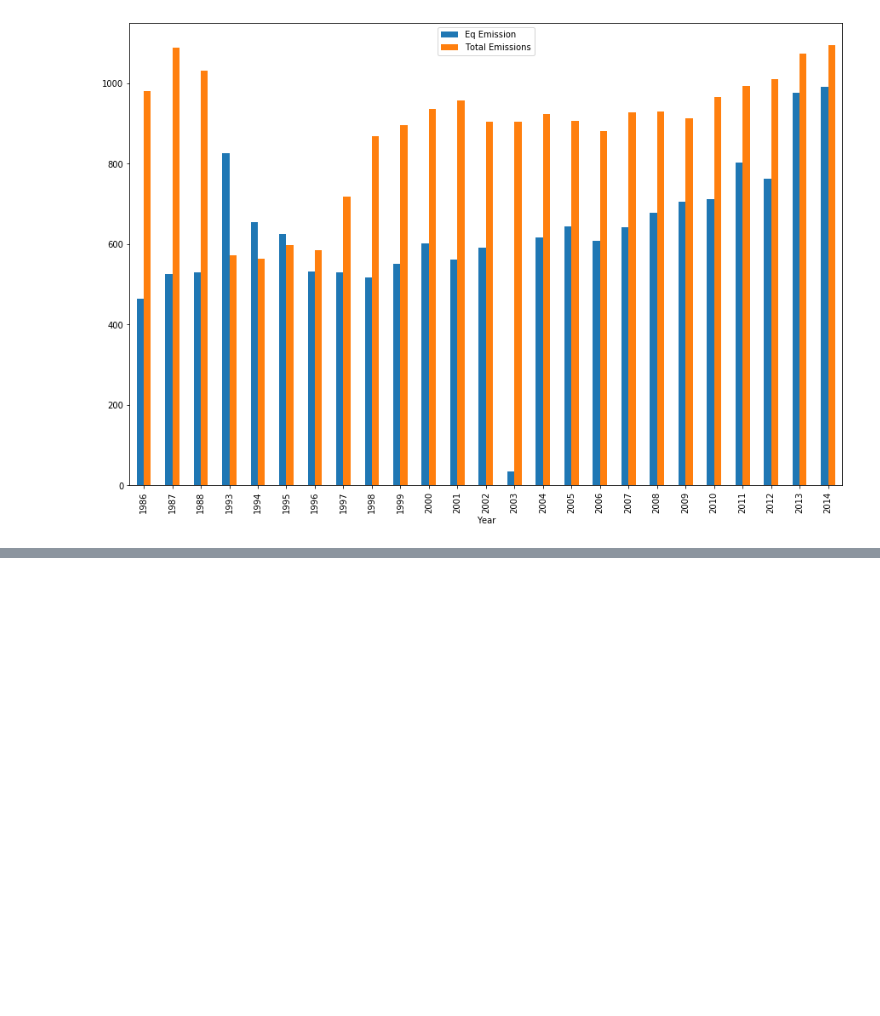
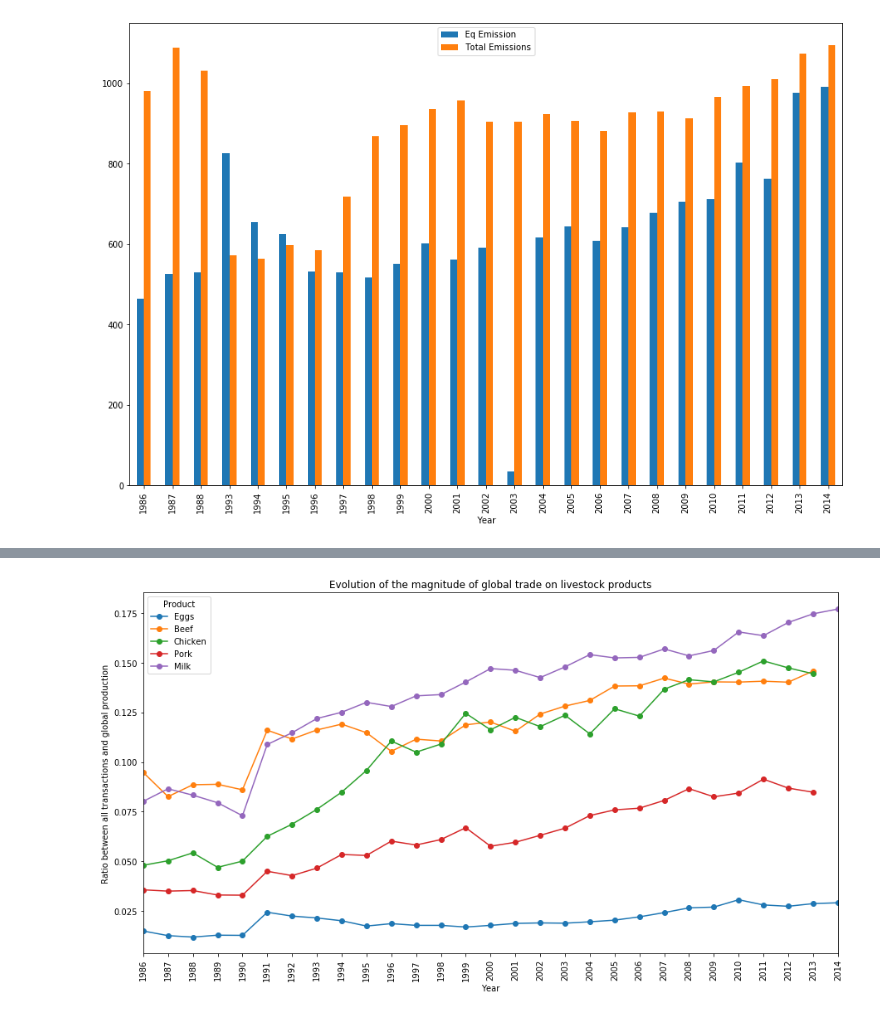
Before and after one commit to OthmanSefraoui/Data_story, a Jupyter notebook: milestone_2.ipynb, the cells around one changed output, grey strips where cells are left out. Saved outputs shown, nothing was run; the diff lists cells and outputs as text; code cells hidden in the pictures; blank space fills up the shorter version.

```diff
--- a/milestone_2.ipynb
+++ b/milestone_2.ipynb
@@ -2825,0 +2867,28 @@ df_plot.plot(x="Year",kind='bar', figsize=(15,10))
+# %%
+meat_names = {'Meat, cattle' :'Meat indigenous, cattle', 'Meat, chicken' : "Meat indigenous, chicken",
+       'Meat, pig' : 'Meat indigenous, pig'}
+
+trade = total_export.groupby(by=["Item","Year"]).sum().reset_index()
+trade.replace(meat_names, inplace=True)
+
+df_trade_prod = df_prod_world.merge(trade)
+df_trade_prod["Ratio"] = df_trade_prod["Export Quantity (tonnes)"]/df_trade_prod["Quantity (tonnes)"]
+
+df_trade_prod.drop(columns=["Quantity (tonnes)","Export Quantity (tonnes)"],inplace=True)
+
+df_trade_prod = df_trade_prod.rename(columns={"Item":"Product"})
+df_trade_prod = df_trade_prod.pivot(columns="Product",index="Year",values="Ratio")
+
+names = {'Meat indigenous, cattle':"Beef",
+       'Meat indigenous, chicken':"Chicken", 'Meat indigenous, pig':"Pork",
+       'Eggs, hen, in shell':"Eggs", 'Milk, whole fresh cow':"Milk"}
+df_trade_prod.rename(columns=names,inplace=True)
+
+df_trade_prod.plot(marker='o',use_index=True,xticks=df_trade_prod.index,rot=90,figsize=(15,8))
+
+plt.title("Evolution of the magnitude of global trade on livestock products")
+plt.ylabel("Ratio between all transactions and global production")
+plt.savefig("Plots/trade.png")
+plt.show()
+# %% [output]
+[figure, added]
```
Also changed, not shown: parts of 10 cells of this notebook, 2 other files.
